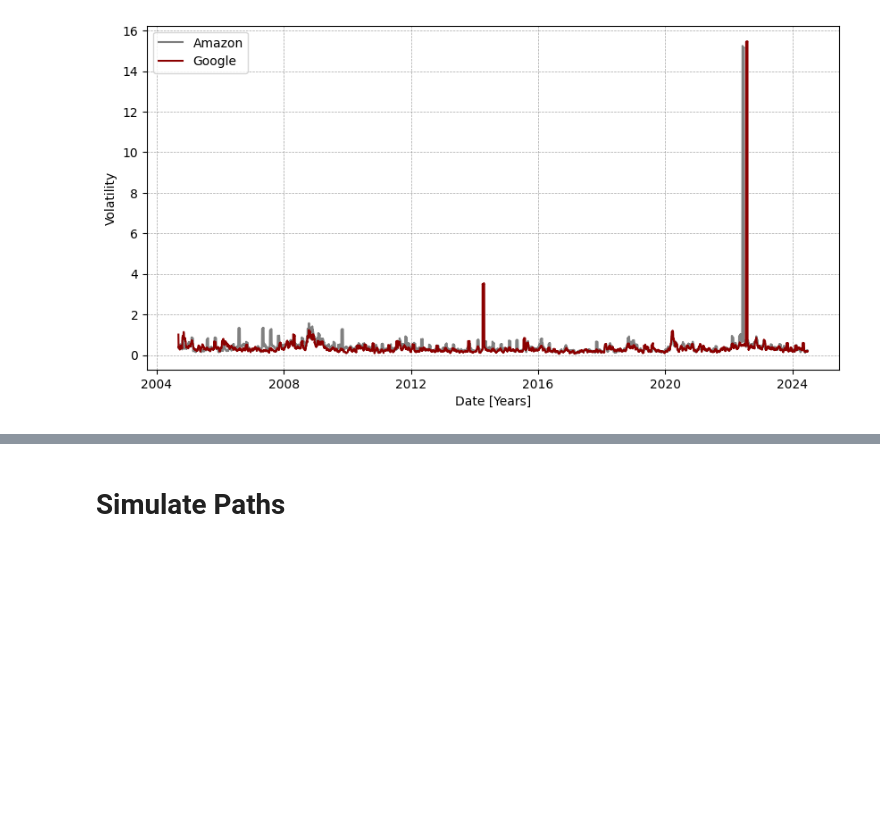
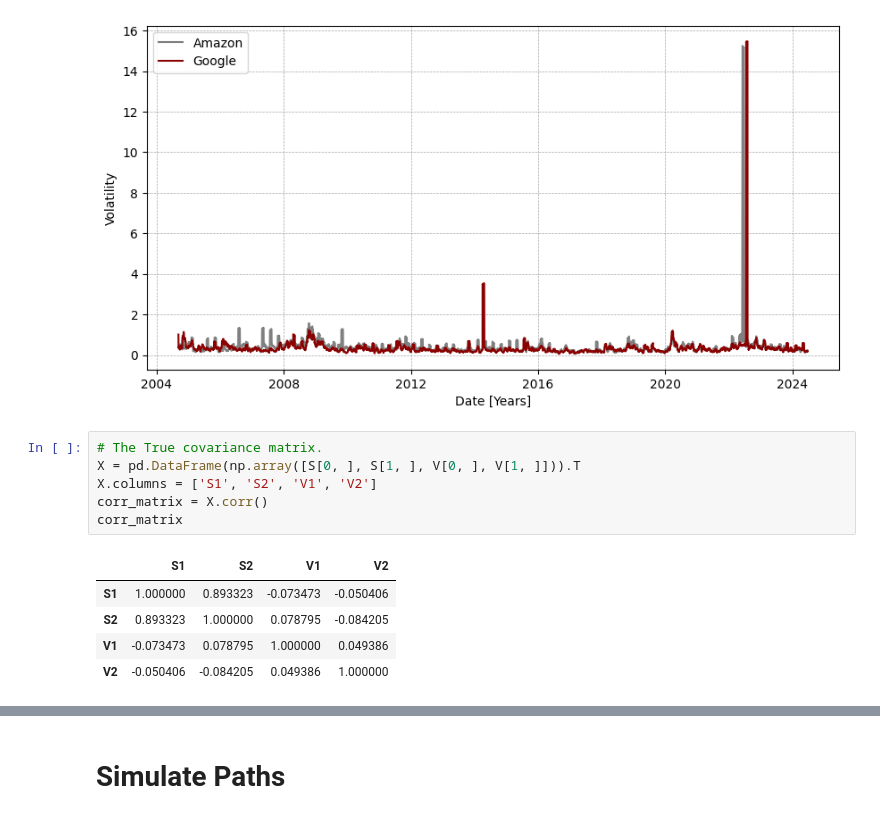
Before and after one commit to MasandeBesi/Project-Code-, a Jupyter notebook: The Project.ipynb, the cells around one changed output, grey strips where cells are left out. Drawn from its saved outputs; the diff is of its cells as text; blank space fills up the shorter version.

```diff
--- a/The Project.ipynb
+++ b/The Project.ipynb
@@ -61,3 +61,15 @@ plt.grid(True, which='both', linestyle='--', linewidth=0.5, alpha=0.7, color = '
 plt.show()
 # %% [output]
 [figure]
+# %%
+# The True covariance matrix.
+X = pd.DataFrame(np.array([S[0, ], S[1, ], V[0, ], V[1, ]])).T
+X.columns = ['S1', 'S2', 'V1', 'V2']
+corr_matrix = X.corr()
+corr_matrix
+# %% [output]
+|  | S1 | S2 | V1 | V2 |
+| S1 | 1.000000 | 0.893323 | -0.073473 | -0.050406 |
+| S2 | 0.893323 | 1.000000 | 0.078795 | -0.084205 |
+| V1 | -0.073473 | 0.078795 | 1.000000 | 0.049386 |
+| V2 | -0.050406 | -0.084205 | 0.049386 | 1.000000 |
```
Also changed, not shown: parts of 20 cells of this notebook, 1 other file.
